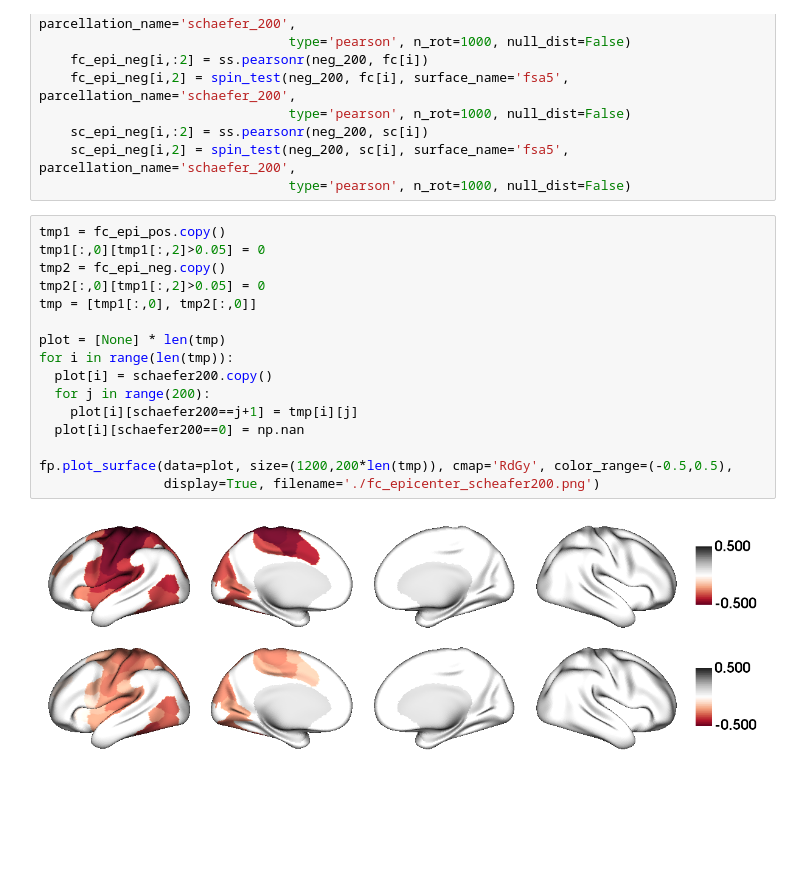
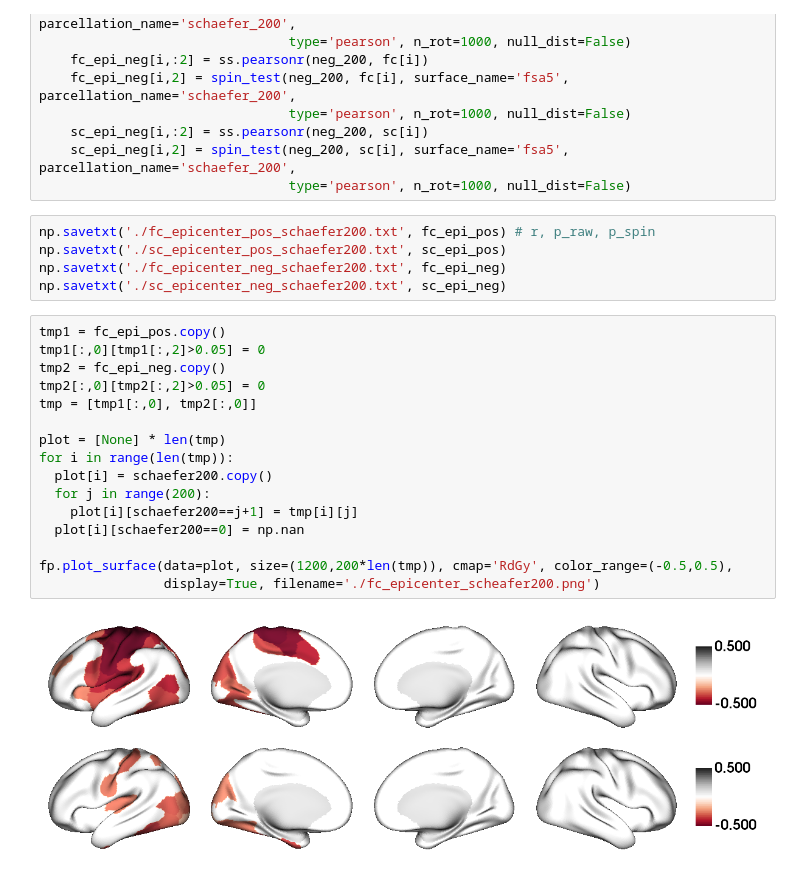
Before and after one commit to wanb-psych/schizotypy4Matthias, a Jupyter notebook: visualization_schaefer200.ipynb, the cells around one changed output. Saved outputs shown, nothing was run; the diff lists cells and outputs as text; blank space fills up the shorter version.

```diff
--- a/visualization_schaefer200.ipynb
+++ b/visualization_schaefer200.ipynb
@@ -156,24 +156,29 @@ for i in range(68):
     sc_epi_neg[i,:2] = ss.pearsonr(neg_200, sc[i])
     sc_epi_neg[i,2] = spin_test(neg_200, sc[i], surface_name='fsa5', parcellation_name='schaefer_200',
                                 type='pearson', n_rot=1000, null_dist=False)
+# %%
+np.savetxt('./fc_epicenter_pos_schaefer200.txt', fc_epi_pos) # r, p_raw, p_spin
+np.savetxt('./sc_epicenter_pos_schaefer200.txt', sc_epi_pos)
+np.savetxt('./fc_epicenter_neg_schaefer200.txt', fc_epi_neg)
+np.savetxt('./sc_epicenter_neg_schaefer200.txt', sc_epi_neg)
 # %%
 tmp1 = fc_epi_pos.copy()
 tmp1[:,0][tmp1[:,2]>0.05] = 0
 tmp2 = fc_epi_neg.copy()
-tmp2[:,0][tmp1[:,2]>0.05] = 0
+tmp2[:,0][tmp2[:,2]>0.05] = 0
 tmp = [tmp1[:,0], tmp2[:,0]]
 
 plot = [None] * len(tmp)
 for i in range(len(tmp)):
   plot[i] = schaefer200.copy()
   for j in range(200):
     plot[i][schaefer200==j+1] = tmp[i][j]
   plot[i][schaefer200==0] = np.nan
 
 fp.plot_surface(data=plot, size=(1200,200*len(tmp)), cmap='RdGy', color_range=(-0.5,0.5),
                 display=True, filename='./fc_epicenter_scheafer200.png')
 # %% [output]
-[figure, old version]
+[figure, new version]
 # %%
 tmp1 = sc_epi_pos.copy()
 tmp1[:,0][tmp1[:,2]>0.05] = 0
```
Also changed, not shown: parts of 8 cells of this notebook, 16 other files.
